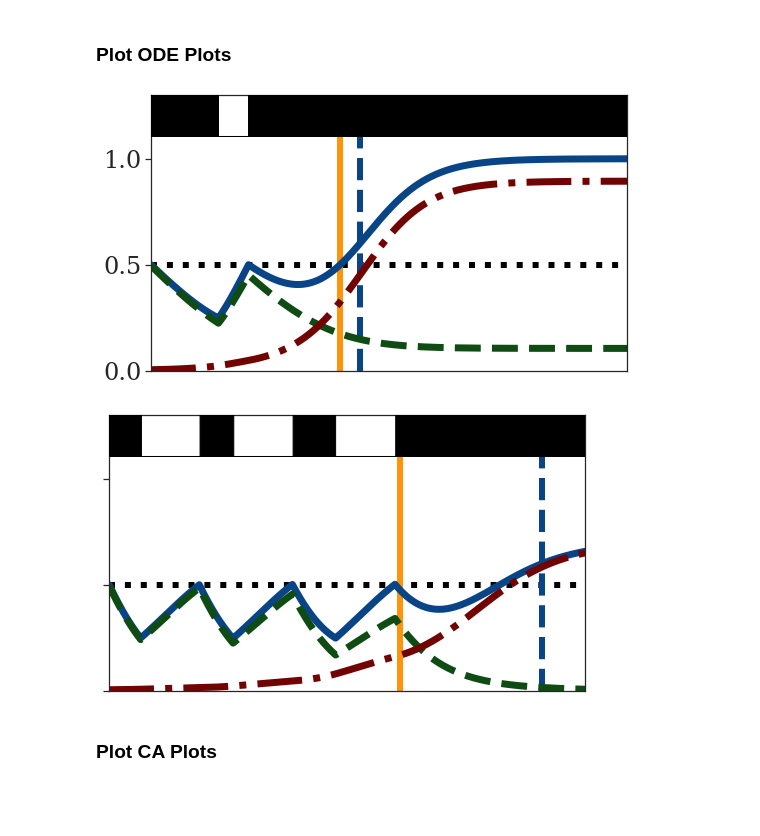
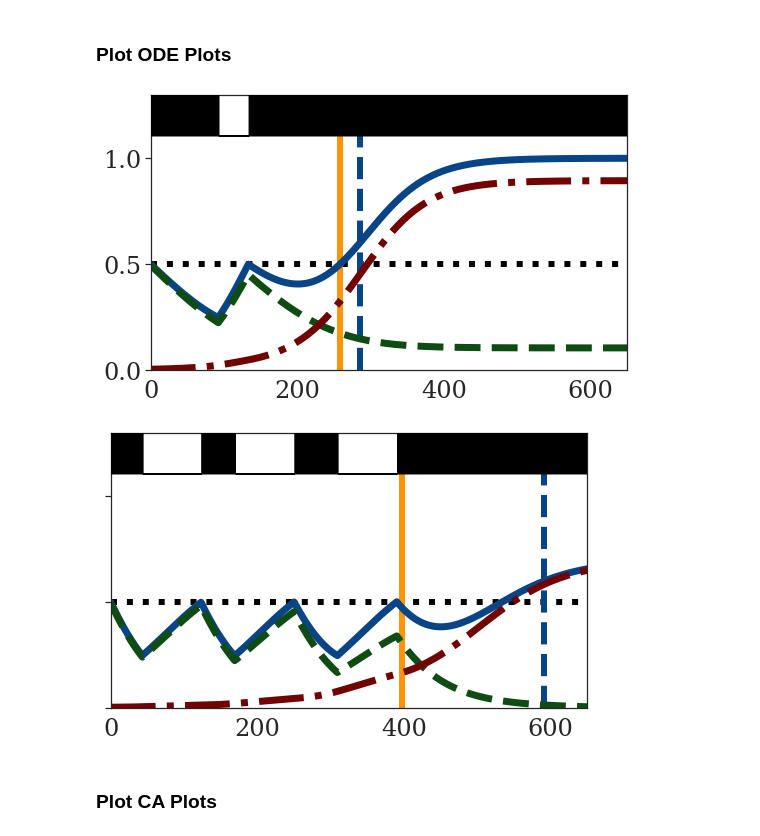
Before and after one commit to MathOnco/strobl2021_space_modulates_competition_AT, a Jupyter notebook: jnb_figure5.ipynb, the cells around one changed output. Saved outputs shown, nothing was run; the diff lists cells and outputs as text; code cells hidden in the pictures; blank space fills up the shorter version.

```diff
--- a/jnb_figure5.ipynb
+++ b/jnb_figure5.ipynb
@@ -91,25 +91,26 @@ if runCASimulations:
 # %%
 for turnover in turnoverList:
     currOutDir = os.path.join(dataDir,"ODE/turnover%1.2f/cost%1.2f/"%(turnover,cost))
     # Read the data
     tmpList = []
     replicateId = 0
     for txName in ["MTD","AT50"]:
         currDfName = os.path.join(currOutDir,"%s_cellCounts_rFrac_%.2g_initSize_%.2g_dt_%1.1f_RepId_0.csv" % (txName, rFrac, initialSize, dt))
         tmpDf = pd.read_csv(currDfName,index_col=0)
         tmpDf['TreatmentBranch'] = txName
         tmpDf['ReplicateId'] = replicateId
         tmpList.append(tmpDf)
     dataDf = pd.concat(tmpList)
     dataDf.rename(columns={"D":"DrugConcentration"},inplace=True)
+#     dataDf.to_csv("./data/figure5_ode_turnover_%1.2f.csv"%turnover)
     # Plot
-    GenerateATComparisonPlot_CA(dataDf,t_end=tEnd,ylim=1.3,savefigB=True,
-                                decoratex=False,decoratey=turnover==turnoverList[0],
+    GenerateATComparisonPlot_CA(dataDf,t_end=tEnd,xlim=[0,650],ylim=1.3,savefigB=True,
+                                decoratex=True,decoratey=turnover==turnoverList[0],
                                 outName="figures/odeVsCAComparison_ODE_turnover%1.2f.pdf"%(turnover),
                                 figsize=(8,5))
 # %% [output]
-[figure, old version]
+[figure, new version]
-[figure, old version]
+[figure, new version]
 # %% [markdown]
 ### Plot CA Plots
 # %%
```
Also changed, not shown: parts of 2 cells of this notebook, 5 other files.
